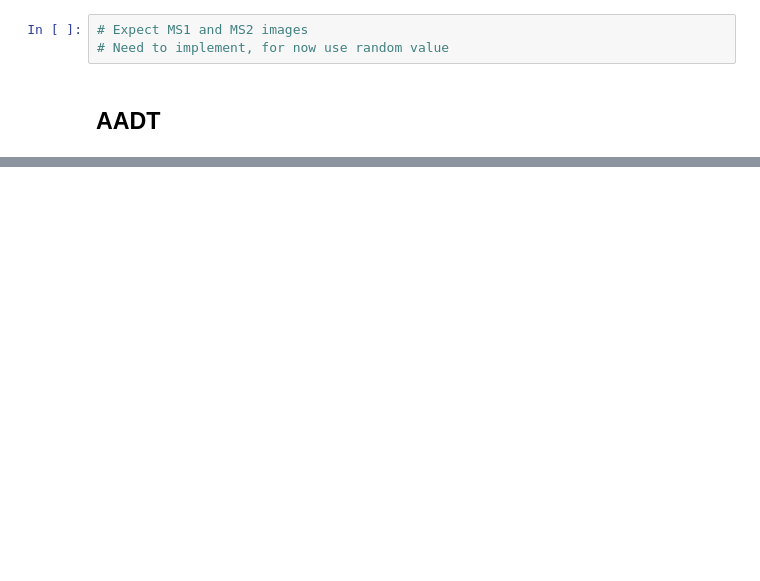
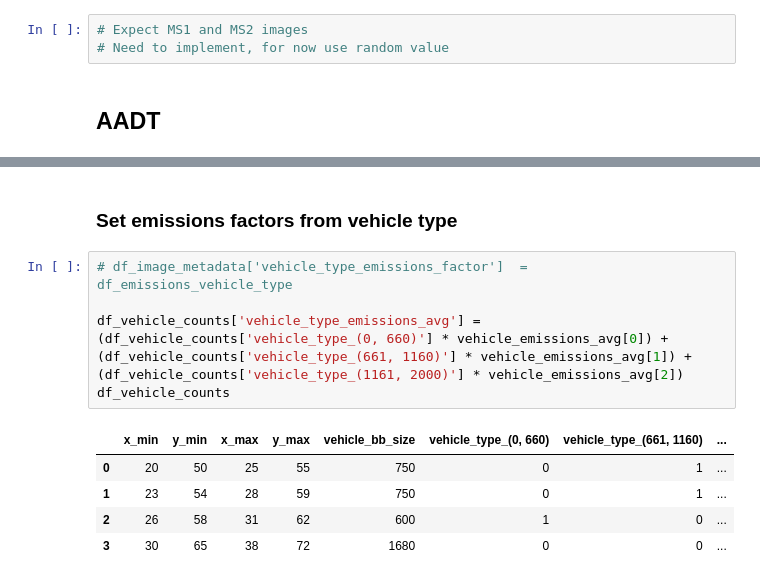
Before and after one commit to horsada/Spatial_Finance_Transport, a Jupyter notebook: main.ipynb, the cells around one changed output, grey strips where cells are left out. Drawn from its saved outputs; the diff is of its cells as text; blank space fills up the shorter version.

```diff
--- a/main.ipynb
+++ b/main.ipynb
@@ -404,0 +618,13 @@ aadt_model = torch.load(NN_)
+# %% [markdown]
+### Set emissions factors from vehicle type
+# %%
+# df_image_metadata['vehicle_type_emissions_factor']  = df_emissions_vehicle_type
+
+df_vehicle_counts['vehicle_type_emissions_avg'] = (df_vehicle_counts['vehicle_type_(0, 660)'] * vehicle_emissions_avg[0]) + (df_vehicle_counts['vehicle_type_(661, 1160)'] * vehicle_emissions_avg[1]) + (df_vehicle_counts['vehicle_type_(1161, 2000)'] * vehicle_emissions_avg[2])
+df_vehicle_counts
+# %% [output]
+|  | x_min | y_min | x_max | y_max | vehicle_bb_size | vehicle_type_(0, 660) | vehicle_type_(661, 1160) | ... |
+| 0 | 20 | 50 | 25 | 55 | 750 | 0 | 1 | ... |
+| 1 | 23 | 54 | 28 | 59 | 750 | 0 | 1 | ... |
+| 2 | 26 | 58 | 31 | 62 | 600 | 1 | 0 | ... |
+| 3 | 30 | 65 | 38 | 72 | 1680 | 0 | 0 | ... |
```
Also changed, not shown: parts of 47 cells of this notebook, 12 other files.
